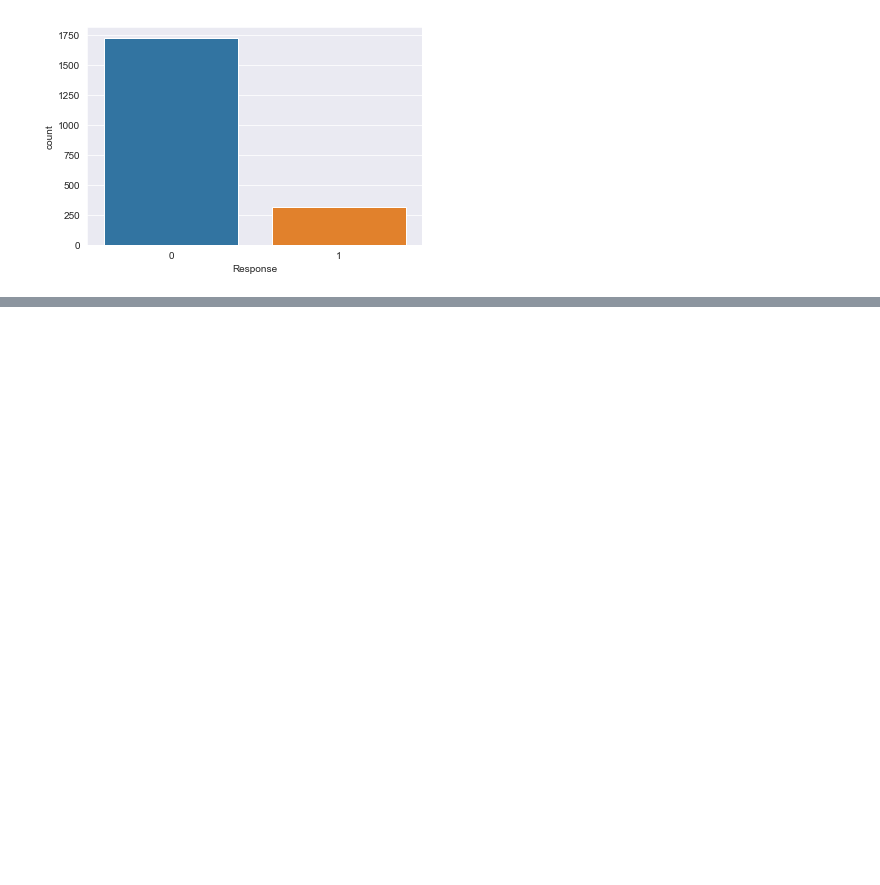
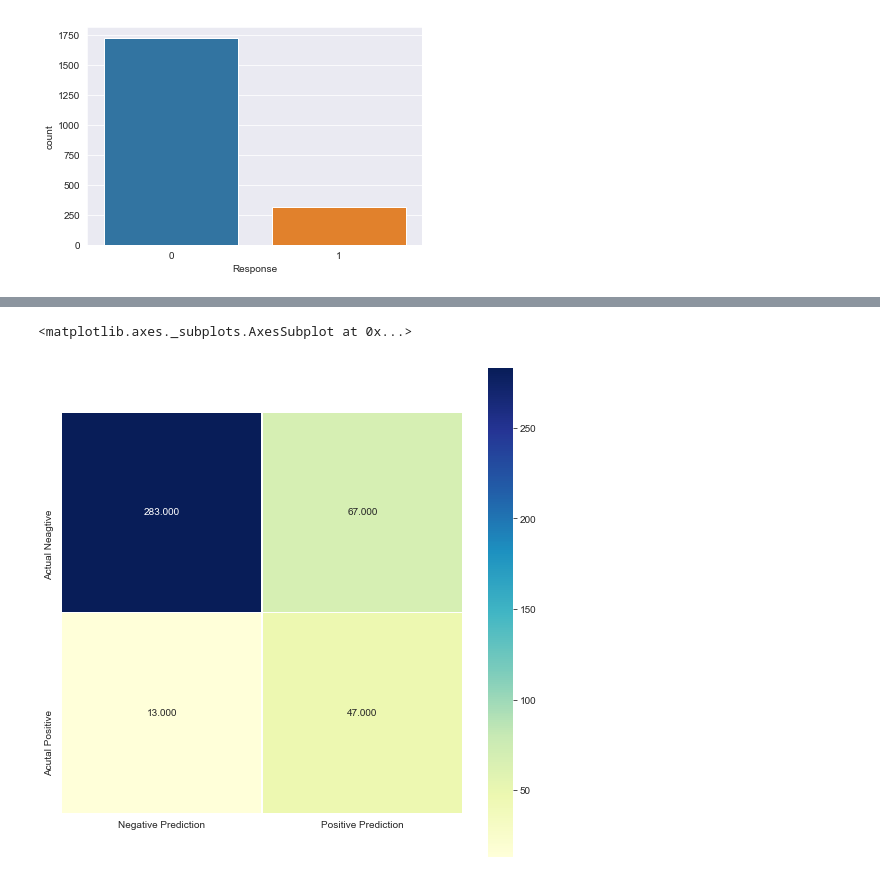
Before and after one commit to dlm6693/DS-Mod-3-Project, a Jupyter notebook: Feature Selection and Model Building.ipynb, the cells around one changed output, grey strips where cells are left out. Cells and saved outputs as stored; diff of their text form; code cells hidden in the pictures; blank space fills up the shorter version.

```diff
--- a/Feature Selection and Model Building.ipynb
+++ b/Feature Selection and Model Building.ipynb
@@ -43,7 +48,7 @@ poly_X.shape
 # %%
-X_train, X_test, y_train, y_test = train_test_split(poly_X,y,test_size=.2)
+X_train, X_test, y_train, y_test = train_test_split(X,y,test_size=.2, random_state=15)
 # %%
-scale = StandardScaler()
+scale = MinMaxScaler()
 scale.fit(X_train)
 X_train = scale.transform(X_train)
 X_test = scale.transform(X_test)
@@ -53,6 +58,6 @@ sm = SMOTE()
 X_train,y_train = sm.fit_sample(X_train,y_train)
 # %%
 from sklearn.feature_selection import SelectKBest, f_regression,mutual_info_regression
-selector = SelectKBest(f_regression, k=100)
+selector = SelectKBest(f_regression, k=10)
 selector.fit(X_train, y_train)
 # %% [output]
@@ -60,6 +65,6 @@ SelectKBest(k=100, score_func=<function f_regression at 0x...>)
 # %%
-X_train = pd.DataFrame(X_train, columns=poly_X.columns)
-X_test= pd.DataFrame(X_test, columns=poly_X.columns)
+X_train = pd.DataFrame(X_train, columns=X.columns)
+X_test= pd.DataFrame(X_test, columns=X.columns)
 selected_columns = X_train.columns[selector.get_support()]
 removed_columns = X_train.columns[~selector.get_support()]
 X_train = X_train[selected_columns]
@@ -104,2 +107,11 @@ print(metrics.f1_score(y_test, y_pred_test))
+# %%
+from sklearn.metrics import confusion_matrix
+cm_lr_base = confusion_matrix(y_test, y_pred_test)
+plt.figure(figsize = (9, 9))
+sns.heatmap(cm_lr_base, annot = True, fmt = ".3f", linewidths = .5, square = True, cmap = "YlGnBu",
+            xticklabels=['Negative Prediction','Positive Prediction'], yticklabels=['Actual Neagtive','Acutal Positive'])
+# %% [output]
+<matplotlib.axes._subplots.AxesSubplot at 0x...>
+[figure, added]
 # %%
 from sklearn.model_selection import RandomizedSearchCV
```
Also changed, not shown: parts of 48 cells of this notebook, 3 other files.
